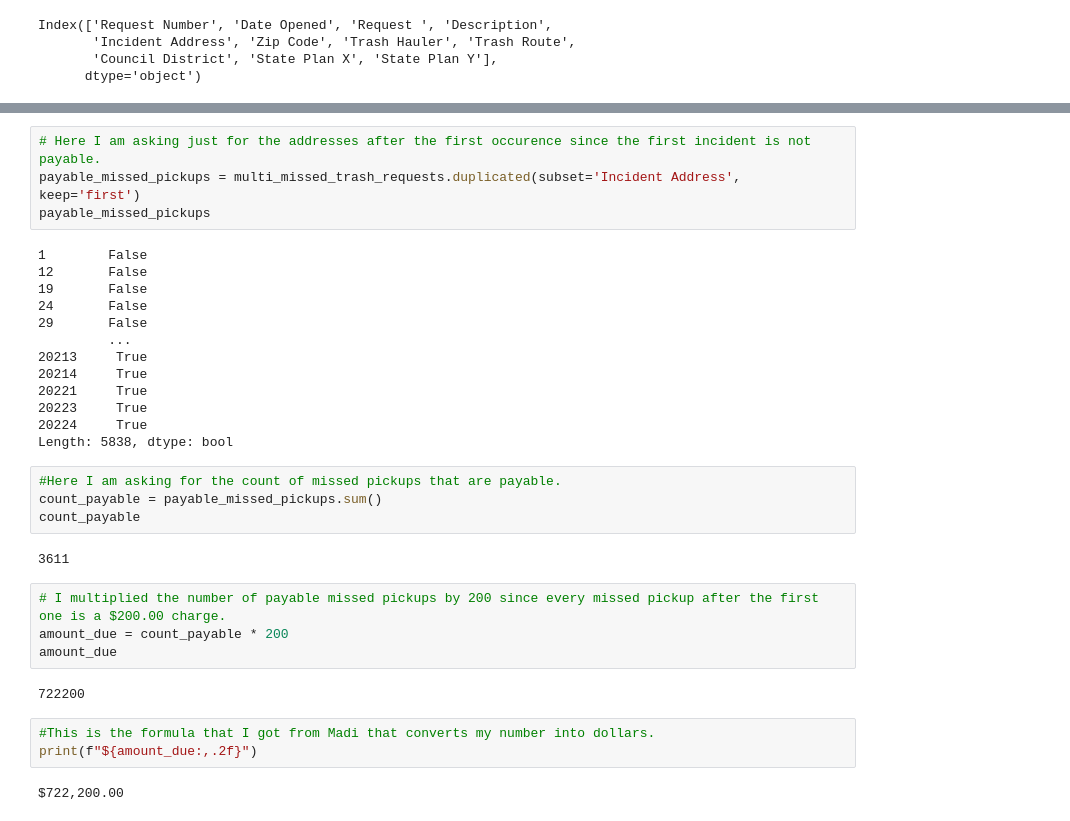
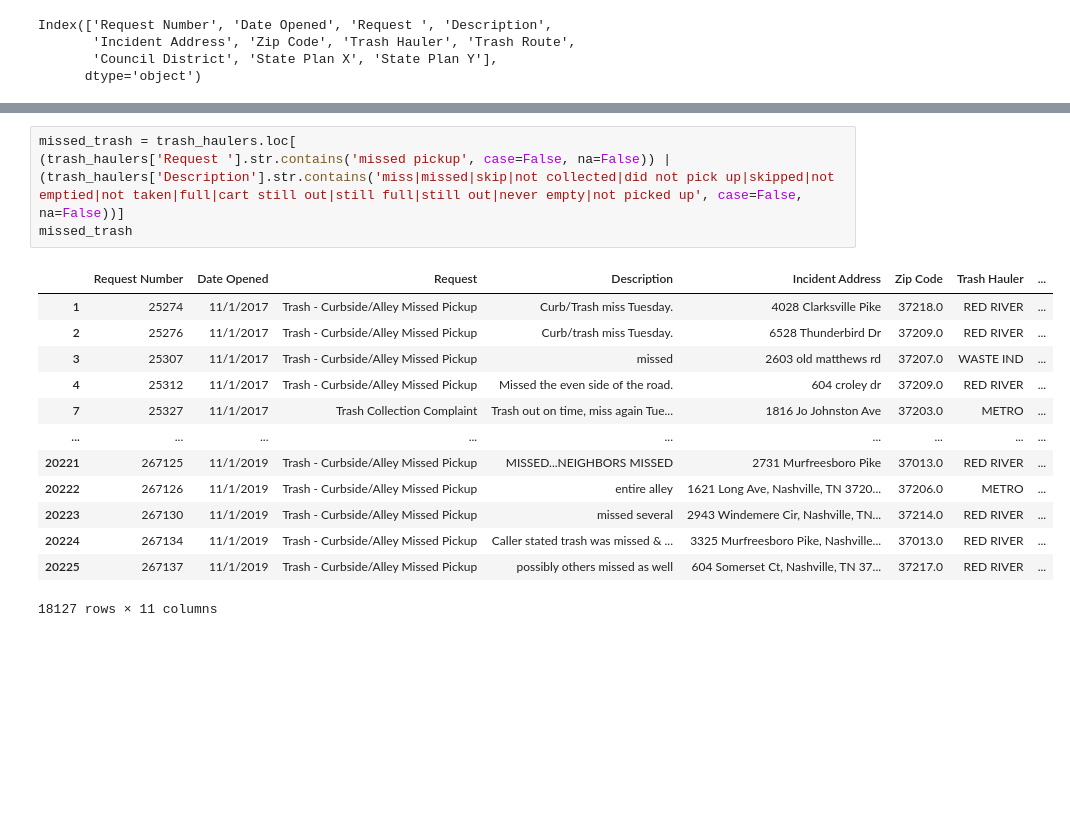
Before and after one commit to NewForce-Cohort-10-Data/trash-haulers-ctrl-alt-elite-company, a Jupyter notebook: notebooks/trash-haulers.ipynb, the cells around one changed output, grey strips where cells are left out. Drawn from its saved outputs; the diff is of its cells as text; blank space fills up the shorter version.

```diff
--- a/notebooks/trash-haulers.ipynb
+++ b/notebooks/trash-haulers.ipynb
@@ -79,34 +35,18 @@ find_dupes
-# %%
-# Here I am asking just for the addresses after the first occurence since the first incident is not payable.
-payable_missed_pickups = multi_missed_trash_requests.duplicated(subset='Incident Address', keep='first')
-payable_missed_pickups
-# %% [output]
-1        False
-12       False
-19       False
-24       False
-29       False
-         ...
-20213     True
-20214     True
-20221     True
-20223     True
-20224     True
-Length: 5838, dtype: bool
-# %%
-#Here I am asking for the count of missed pickups that are payable.
-count_payable = payable_missed_pickups.sum()
-count_payable
-# %% [output]
-3611
-# %%
-# I multiplied the number of payable missed pickups by 200 since every missed pickup after the first one is a $200.00 charge.
-amount_due = count_payable * 200
-amount_due
-# %% [output]
-722200
-# %%
-#This is the formula that I got from Madi that converts my number into dollars.
-print(f"${amount_due:,.2f}")
-# %% [output]
-$722,200.00
+# %%
+missed_trash = trash_haulers.loc[
+(trash_haulers['Request '].str.contains('missed pickup', case=False, na=False)) | (trash_haulers['Description'].str.contains('miss|missed|skip|not collected|did not pick up|skipped|not emptied|not taken|full|cart still out|still full|still out|never empty|not picked up', case=False, na=False))]
+missed_trash
+# %% [output]
+|  | Request Number | Date Opened | Request | Description | Incident Address | Zip Code | Trash Hauler | ... |
+| 1 | 25274 | 11/1/2017 | Trash - Curbside/Alley Missed Pickup | Curb/Trash miss Tuesday. | 4028 Clarksville Pike | 37218.0 | RED RIVER | ... |
+| 2 | 25276 | 11/1/2017 | Trash - Curbside/Alley Missed Pickup | Curb/trash miss Tuesday. | 6528 Thunderbird Dr | 37209.0 | RED RIVER | ... |
+| 3 | 25307 | 11/1/2017 | Trash - Curbside/Alley Missed Pickup | missed | 2603 old matthews rd | 37207.0 | WASTE IND | ... |
+| 4 | 25312 | 11/1/2017 | Trash - Curbside/Alley Missed Pickup | Missed the even side of the road. | 604 croley dr | 37209.0 | RED RIVER | ... |
+| 7 | 25327 | 11/1/2017 | Trash Collection Complaint | Trash out on time, miss again Tue... | 1816 Jo Johnston Ave | 37203.0 | METRO | ... |
+| ... | ... | ... | ... | ... | ... | ... | ... | ... |
+| 20221 | 267125 | 11/1/2019 | Trash - Curbside/Alley Missed Pickup | MISSED...NEIGHBORS MISSED | 2731 Murfreesboro Pike | 37013.0 | RED RIVER | ... |
+| 20222 | 267126 | 11/1/2019 | Trash - Curbside/Alley Missed Pickup | entire alley | 1621 Long Ave, Nashville, TN 3720... | 37206.0 | METRO | ... |
+| 20223 | 267130 | 11/1/2019 | Trash - Curbside/Alley Missed Pickup | missed several | 2943 Windemere Cir, Nashville, TN... | 37214.0 | RED RIVER | ... |
+| 20224 | 267134 | 11/1/2019 | Trash - Curbside/Alley Missed Pickup | Caller stated trash was missed & ... | 3325 Murfreesboro Pike, Nashville... | 37013.0 | RED RIVER | ... |
+| 20225 | 267137 | 11/1/2019 | Trash - Curbside/Alley Missed Pickup | possibly others missed as well | 604 Somerset Ct, Nashville, TN 37... | 37217.0 | RED RIVER | ... |
+18127 rows × 11 columns
```
Also changed, not shown: parts of 18 cells of this notebook.
